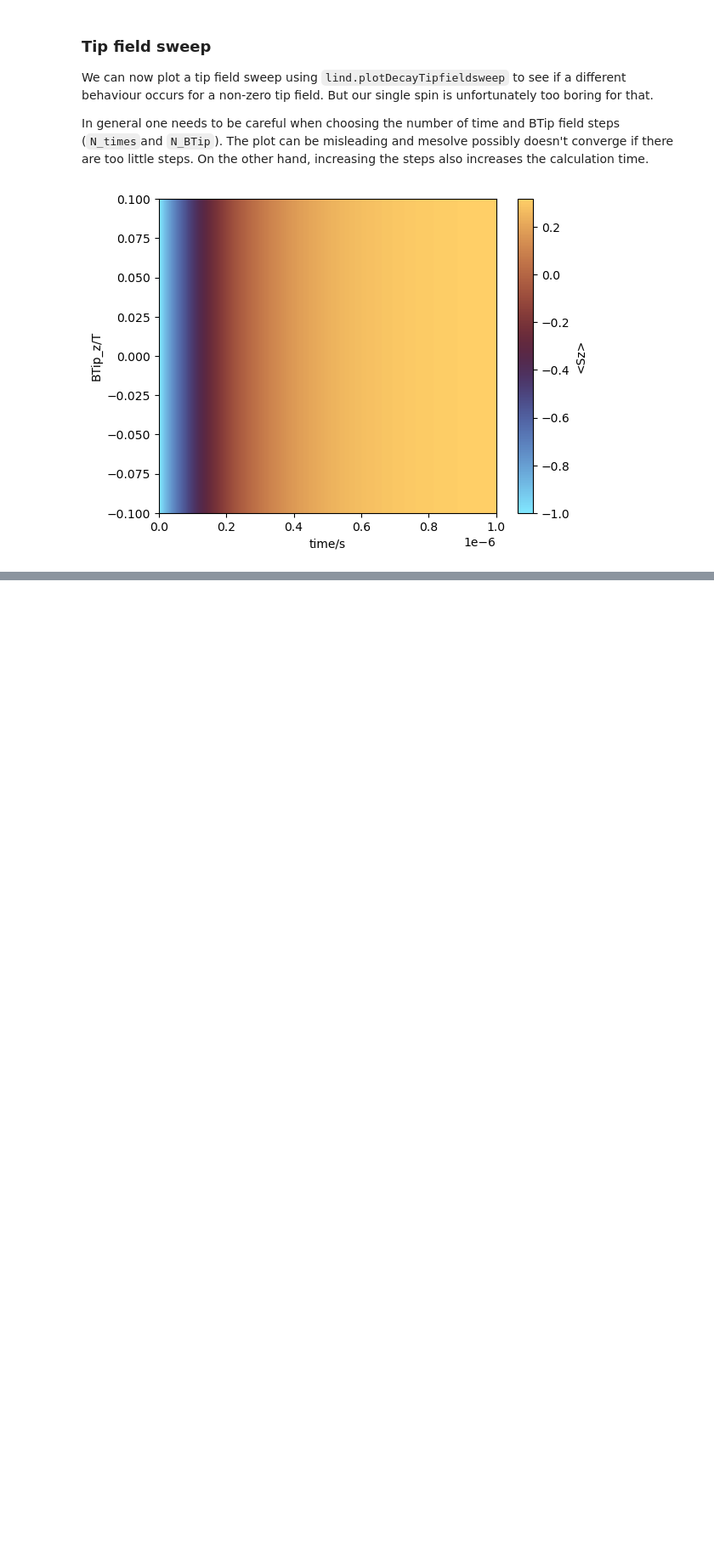
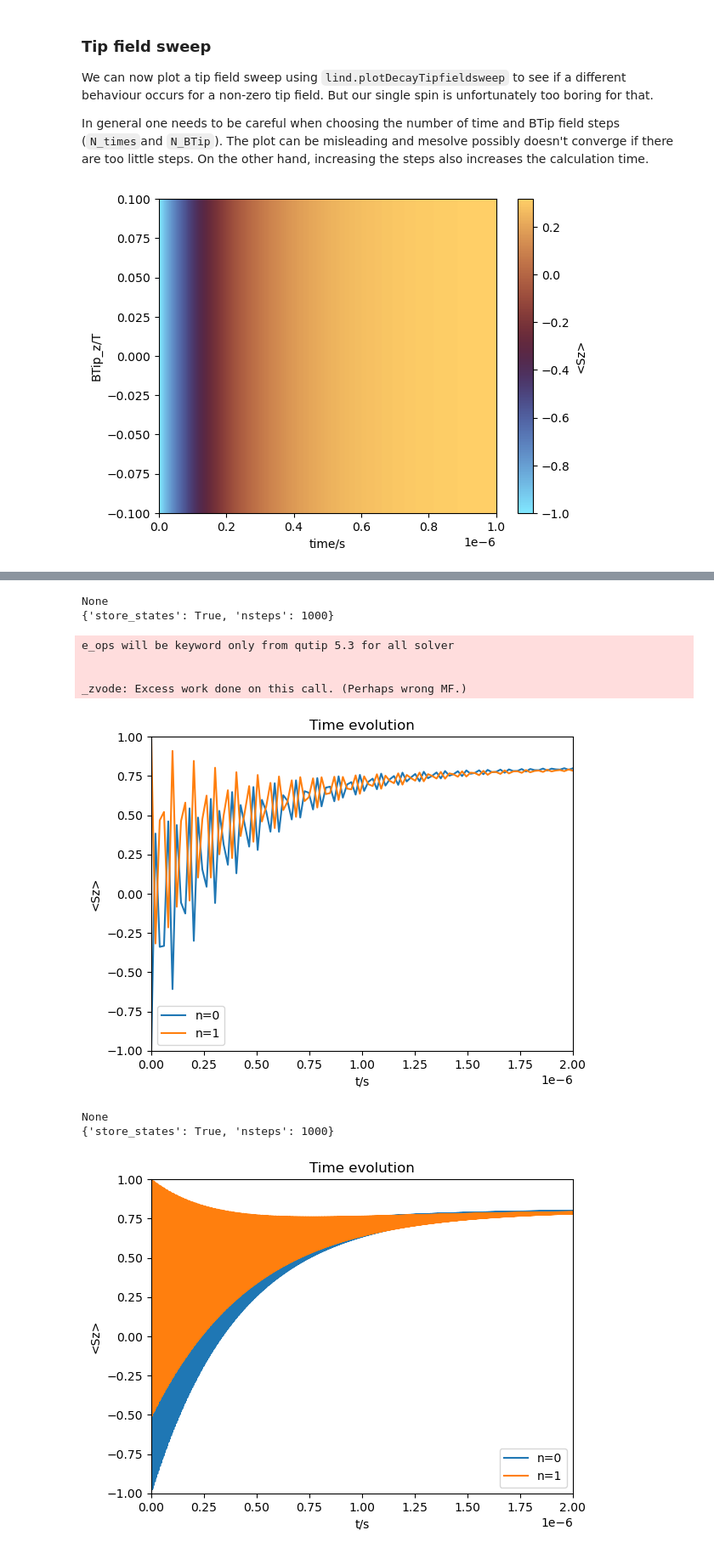
Before and after one commit to WillkeLab/Spinfinity, a Jupyter notebook: examples/ESR Examples/Lindblad_example.ipynb, the cells around one changed output, grey strips where cells are left out. Shown at 85% size. Saved outputs shown, nothing was run; the diff lists cells and outputs as text; code cells hidden in the pictures; blank space fills up the shorter version.

```diff
--- a/examples/ESR Examples/Lindblad_example.ipynb
+++ b/examples/ESR Examples/Lindblad_example.ipynb
@@ -154,0 +177,21 @@ lind.plotTipZeemanDiagramm(spinsys2, BTipRange=[-0.1, 0.1], N_BTip=200);
+# %%
+psi_mix = np.array([0, 0, 1, 0])  # define mixed state
+
+# calculate and plot time evolution
+lind.calcTimeEvolution(spinsys2, psi_mix, timeRange=[0, 2e-6], N_times=100)  # calculate the time evolution for few time points for demonstration
+lind.plotTimeEvolution(spinsys2);
+lind.calcTimeEvolution(spinsys2, psi_mix, timeRange=[0, 2e-6], N_times=10000)    # calculate time evolution for more time points
+lind.plotTimeEvolution(spinsys2);   # plot full result
+lind.plotTimeEvolution(spinsys2, timeRange=[0, 10e-9], spin_idxToPlot=[0]);    # plot result only for spin 0 and for a specific time range
+# TODO comments: amplitude depends on strength of mixing? Frequency on J, D and BTip?
+# %% [output]
+None
+{'store_states': True, 'nsteps': 1000}
+e_ops will be keyword only from qutip 5.3 for all solver
+
+
+_zvode: Excess work done on this call. (Perhaps wrong MF.)
+[figure, added]
+None
+{'store_states': True, 'nsteps': 1000}
+[figure, added]
```
Also changed, not shown: parts of 18 cells of this notebook.
